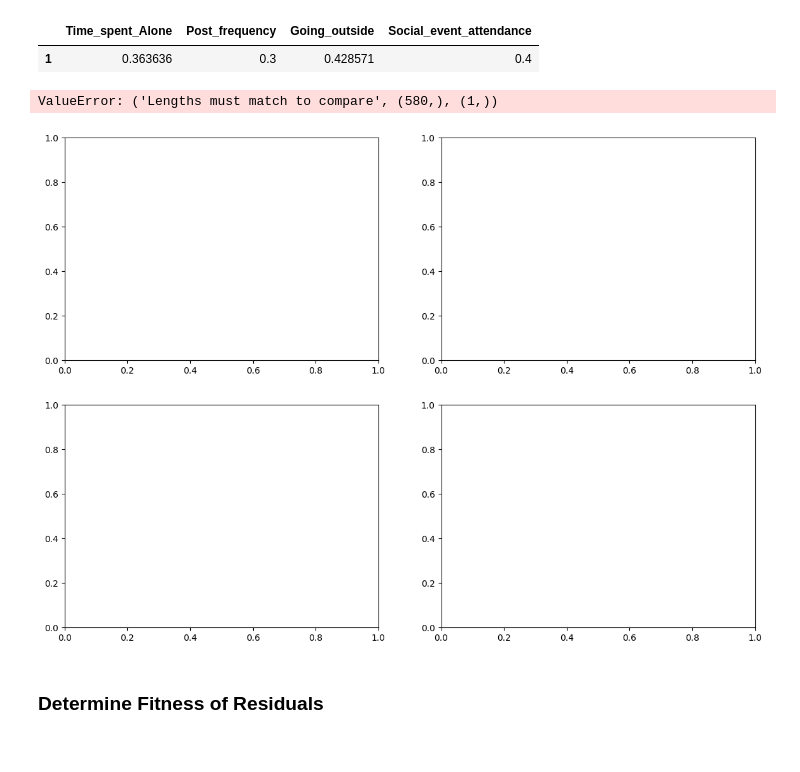
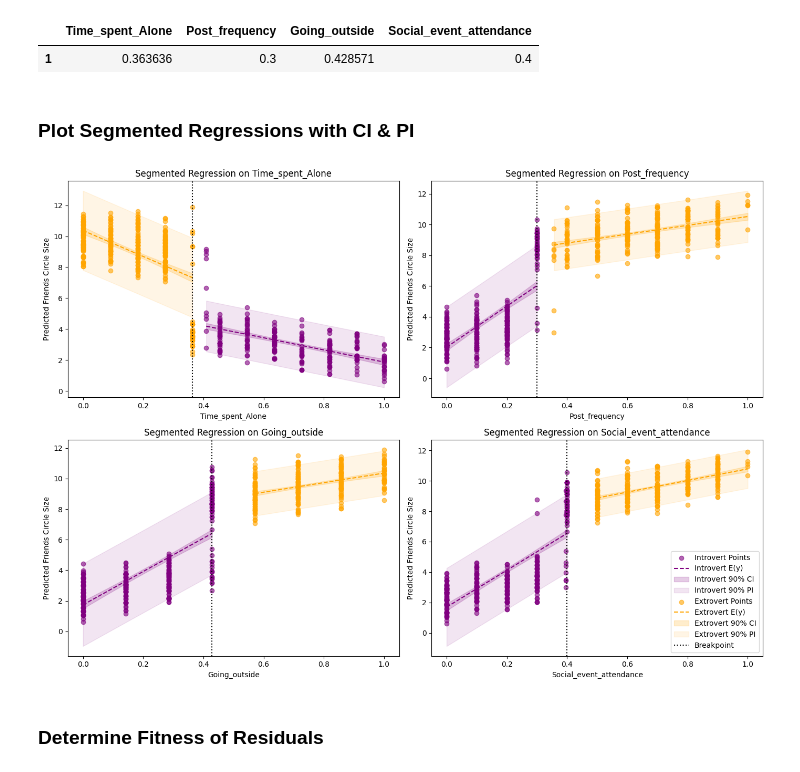
Before and after one commit to Prokope45/NeuralNetworkProject, a Jupyter notebook: LinearRegressionAnalysis.ipynb, the cells around one changed output. Saved outputs shown, nothing was run; the diff lists cells and outputs as text; code cells hidden in the pictures.

Commit message:
Update to segmented regression.

```diff
--- a/LinearRegressionAnalysis.ipynb
+++ b/LinearRegressionAnalysis.ipynb
@@ -364,9 +370,22 @@ breakpoints
 # %% [output]
 |  | Time_spent_Alone | Post_frequency | Going_outside | Social_event_attendance |
 | 1 | 0.363636 | 0.3 | 0.428571 | 0.4 |
+# %% [markdown]
+### Plot Segmented Regressions with CI & PI
 # %%
 fig, axs = plt.subplots(2, 2, figsize=(14, 10))
 axs = axs.flatten()
+
+segments = {
+    1: {
+        "label": Personality.extrovert.value[1],
+        "color": "orange"
+    },
+    0: {
+        "label": Personality.introvert.value[1],
+        "color": "purple"
+    }
+}
 
 for i, predictor in enumerate(predictors):
     ax = axs[i]
@@ -376,7 +395,7 @@ for i, predictor in enumerate(predictors):
     low_mask = test_df_prediction[predictor] <= bp
     high_mask = test_df_prediction[predictor] > bp
 
-    for mask, color, label in zip([low_mask, high_mask], ['green', 'orange'], ['Segment 1', 'Segment 2']):
+    for mask in [low_mask, high_mask]:
         segment_data = test_df_prediction[mask]
         X = segment_data[[predictor]].copy()
         X = sm.add_constant(X)
@@ -392,55 +411,57 @@ for i, predictor in enumerate(predictors):
         pred = model_seg.get_prediction(X_plot)
         pred_summary = pred.summary_frame(alpha=0.10)
 
+        # Determine the most common personality type, labeling and coloring as assigned
+        personality = segment_data["Personality"].mode()[0]
+
         # Plot actual points in this segment
         ax.scatter(
             segment_data[predictor],
             segment_data["Predicted"],
             alpha=0.6,
-            color=color,
-            label=f"{label} Points"
+            color=segments[personality]["color"],
+            label=f"{segments[personality]['label']} Points"
         )
 
         # Plot regression line
         ax.plot(
             x_vals,
             pred_summary['mean'],
-            color=color,
+            color=segments[personality]["color"],
             linestyle='--',
-            label=f'{label} E(y)'
+            label=f'{segments[personality]['label']} E(y)'
         )
 
         # Confidence interval
         ax.fill_between(
             x_vals,
             pred_summary['mean_ci_lower'],
             pred_summary['mean_ci_upper'],
-            color=color,
+            color=segments[personality]["color"],
             alpha=0.2,
-            label=f'{label} 90% CI'
+            label=f'{segments[personality]['label']} 90% CI'
         )
 
         # Prediction interval
         ax.fill_between(
             x_vals,
             pred_summary['obs_ci_lower'],
             pred_summary['obs_ci_upper'],
-            color=color,
+            color=segments[personality]["color"],
             alpha=0.1,
-            label=f'{label} 90% PI'
+            label=f'{segments[personality]['label']} 90% PI'
         )
 
     ax.set_title(f'Segmented Regression on {predictor}')
     ax.set_xlabel(predictor)
     ax.set_ylabel('Predicted Friends Circle Size')
     ax.axvline(bp, color='black', linestyle=':', label='Breakpoint')
-    ax.legend()
 
+plt.legend()
 plt.tight_layout()
 plt.show()
 # %% [output]
-ValueError: ('Lengths must match to compare', (580,), (1,))
-[figure, old version]
+[figure, new version]
 # %% [markdown]
 ### Determine Fitness of Residuals
 # %%
```
Also changed, not shown: parts of 1 cell of this notebook.
